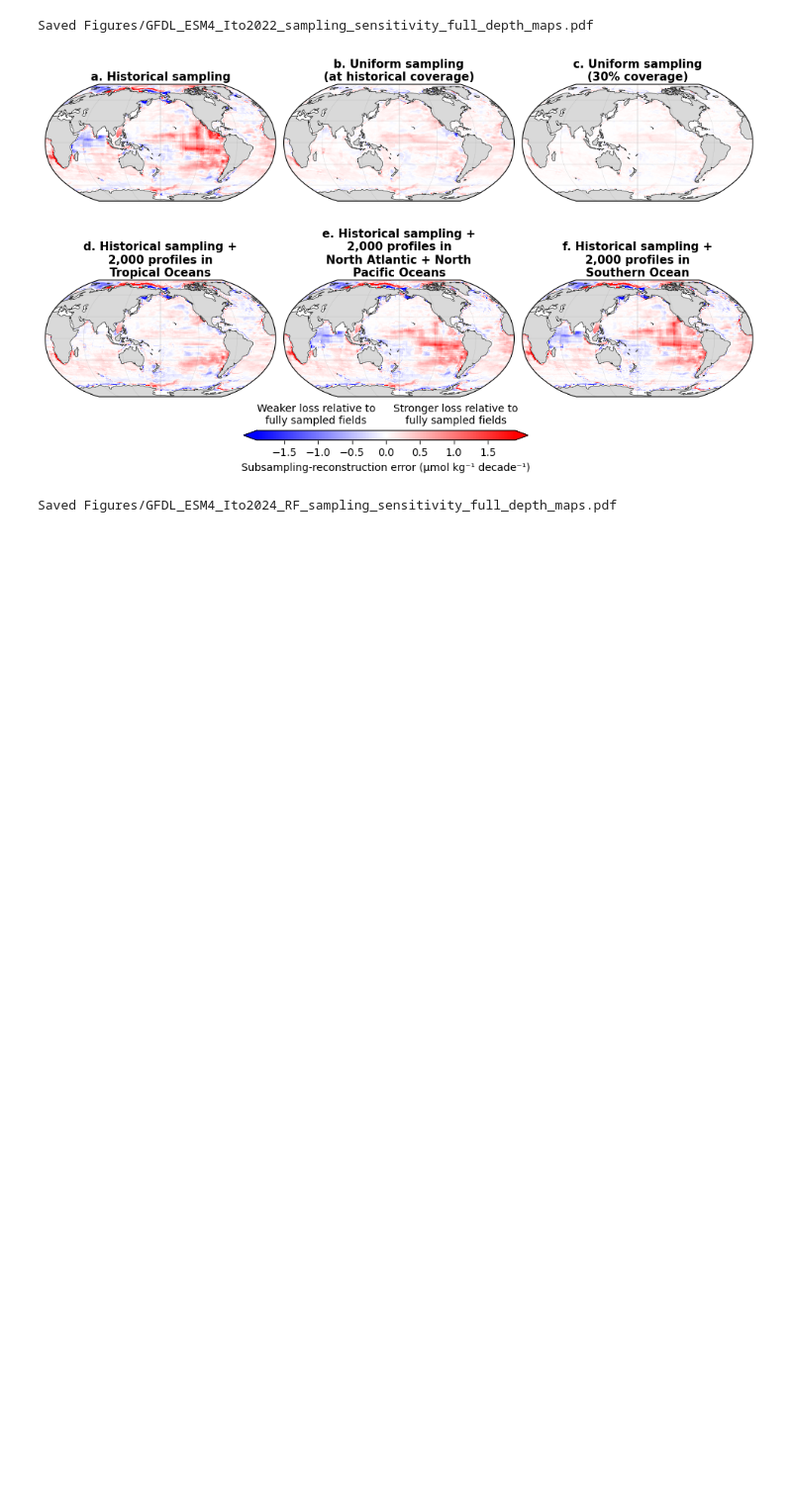
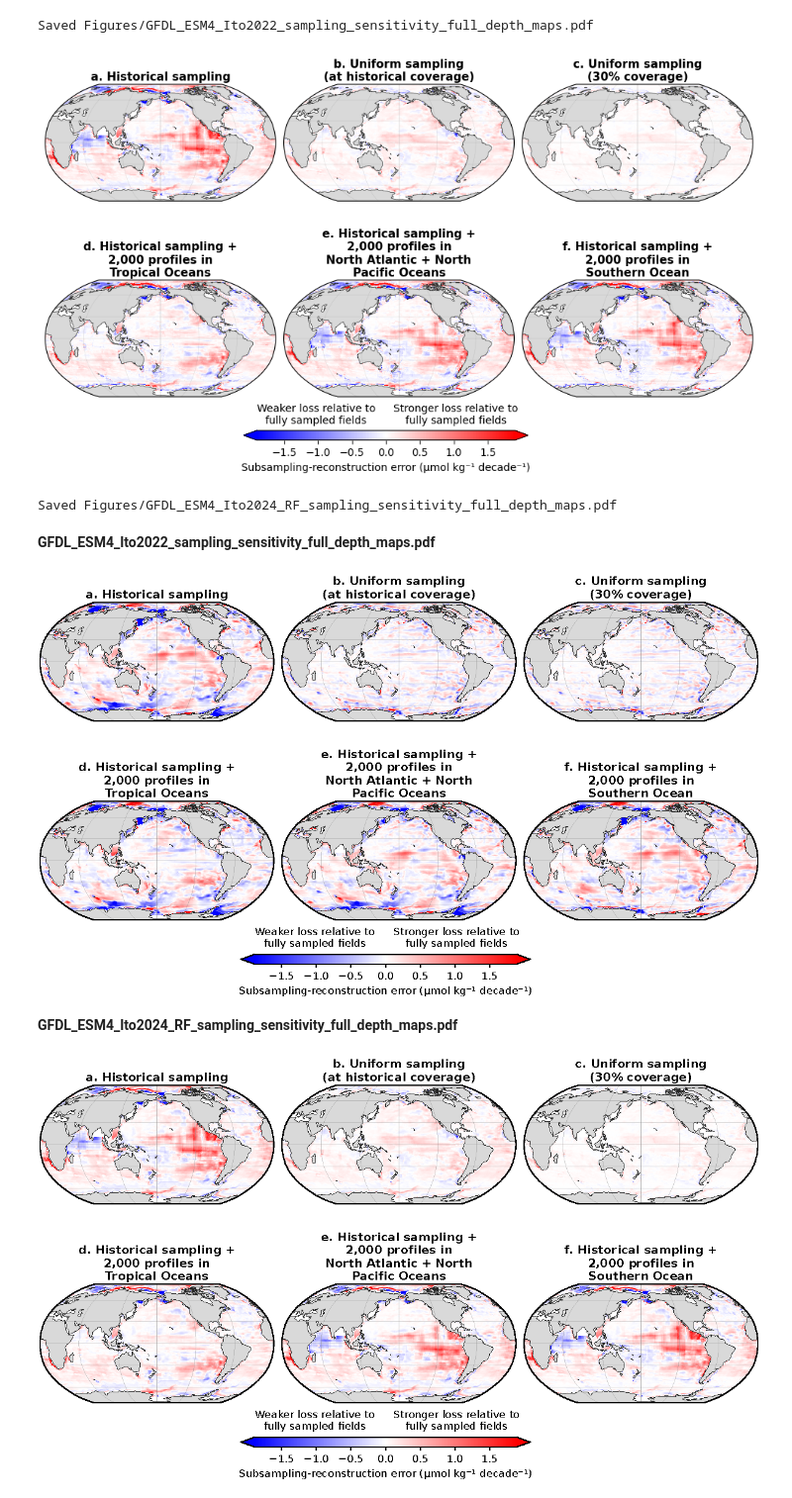
Before and after one commit to dhruvbhagtani/Historical_ocean_deoxygenation_figures, a Jupyter notebook: GFDL_ESM4_sampling_sensitivity_full_depth_maps.ipynb, the cells around one changed output. Shown at 99% size. Saved outputs shown, nothing was run; the diff lists cells and outputs as text; code cells hidden in the pictures; blank space fills up the shorter version.

```diff
--- a/GFDL_ESM4_sampling_sensitivity_full_depth_maps.ipynb
+++ b/GFDL_ESM4_sampling_sensitivity_full_depth_maps.ipynb
@@ -297,3 +297,25 @@ if __name__ == "__main__":
 Saved Figures/GFDL_ESM4_Ito2022_sampling_sensitivity_full_depth_maps.pdf
 [figure]
 Saved Figures/GFDL_ESM4_Ito2024_RF_sampling_sensitivity_full_depth_maps.pdf
+# %%
+# Show the saved paper PDF in GitHub's notebook viewer.
+from pathlib import Path
+from tempfile import TemporaryDirectory
+from IPython.display import Image, Markdown, display
+import subprocess
+
+PDF_PREVIEWS = tuple(Path(name) for name in ['Figures/GFDL_ESM4_Ito2022_sampling_sensitivity_full_depth_maps.pdf', 'Figures/GFDL_ESM4_Ito2024_RF_sampling_sensitivity_full_depth_maps.pdf'])
+
+for pdf in PDF_PREVIEWS:
+    display(Markdown(f"**{pdf.name}**"))
+    with TemporaryDirectory() as temporary_dir:
+        preview = Path(temporary_dir) / "preview.png"
+        subprocess.run(["gs", "-q", "-dSAFER", "-dBATCH", "-dNOPAUSE",
+                        "-sDEVICE=png16m", "-r125", "-dFirstPage=1", "-dLastPage=1",
+                        f"-sOutputFile={preview}", str(pdf)], check=True)
+        display(Image(filename=str(preview)))
+# %% [output]
+**GFDL_ESM4_Ito2022_sampling_sensitivity_full_depth_maps.pdf**
+[figure, added]
+**GFDL_ESM4_Ito2024_RF_sampling_sensitivity_full_depth_maps.pdf**
+[figure, added]
```
Also changed, not shown: 19 other files.
